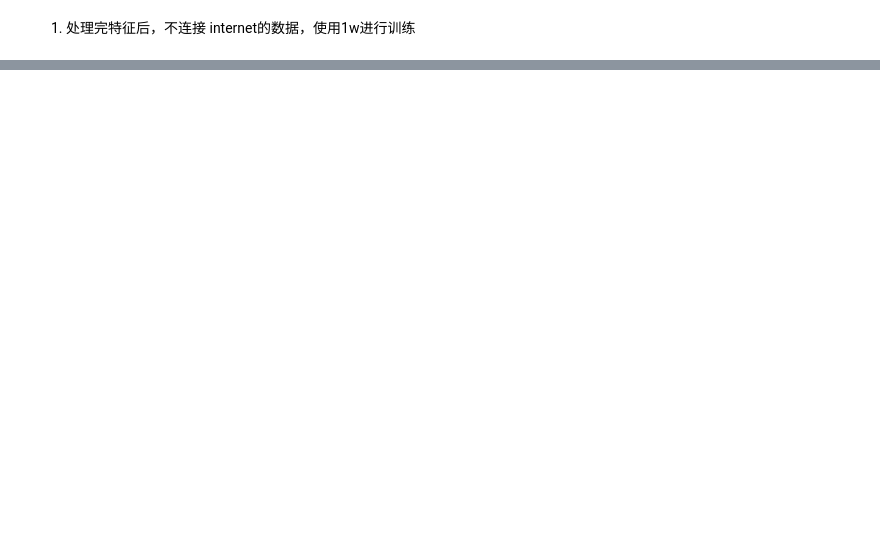
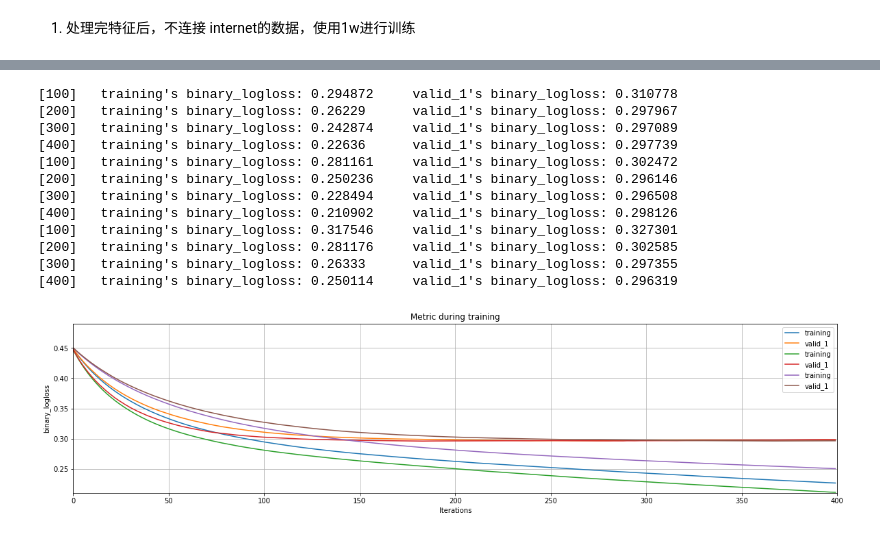
Before and after one commit to iszhangli/DataMining, a Jupyter notebook: 8_个人违约贷款/2_preprocessing.ipynb, the cells around one changed output, grey strips where cells are left out. Saved outputs shown, nothing was run; the diff lists cells and outputs as text; code cells hidden in the pictures; blank space fills up the shorter version.

```diff
--- a/8_个人违约贷款/2_preprocessing.ipynb
+++ b/8_个人违约贷款/2_preprocessing.ipynb
@@ -270 +370,76 @@ pd.read_csv('submission.csv')
 5000 rows × 2 columns
+# %%
+# Adjust the param of lightgbm   use eval_result = {}
+def adjust_lgb_parameters(x_train=None, y_train=None, x_test=None, y_test=None, xlim=None):
+    # auc / binary_logloss(binary) / binary_error
+    train_data_l = lgb.Dataset(x_train, label=y_train)
+    valid_data_l = lgb.Dataset(x_test, label=y_test)
+
+    fig = plt.figure(figsize=(20,10))
+    ax = fig.add_subplot(211)
+    xlim = xlim
+    params = {
+        'objective': 'binary',
+        'boosting_type': 'gbdt',
+        'verbose': -1,
+        'metric': 'binary_logloss',
+        'n_estimators': 400,
+        'max_depth': -1,
+        'learning_rate': 0.015,
+        'num_leaves': 21,
+        'reg_alpha': 0.2,
+        'reg_lambda': 0.5,
+    }
+    evals_result_ori = {}
+    model = lgb.train(params, train_set=train_data_l, verbose_eval=100, valid_sets=[train_data_l, valid_data_l], evals_result=evals_result_ori)
+    lgb.plot_metric(evals_result_ori, metric=params['metric'], ax=ax, xlim=xlim)
+
+    params = {
+        'objective': 'binary',
+        'boosting_type': 'gbdt',
+        'verbose': -1,
+        'metric': 'binary_logloss',
+        'n_estimators': 400,
+        'max_depth': -1,
+        'learning_rate': 0.02,
+        'num_leaves': 21,
+        'reg_alpha': 0.5,
+        'reg_lambda': 0.5,
+        'subsample': 0.5
+    }
+    evals_result_last = {}
+    model = lgb.train(params, train_set=train_data_l, verbose_eval=100, valid_sets=[train_data_l, valid_data_l], evals_result=evals_result_last)
+    lgb.plot_metric(evals_result_last, metric=params['metric'], ax=ax, xlim=xlim)
+
+    params = {
+        'objective': 'binary',
+        'boosting_type': 'gbdt',
+        'verbose': -1,
+        'metric': 'binary_logloss',
+        'n_estimators': 400,
+        'max_depth': 10,
+        'learning_rate': 0.01,
+        'num_leaves': 21,
+        'reg_alpha': 0.5,
+        'reg_lambda': 0.5,
+        'subsample': 0.5
+    }
+    evals_result_this = {}
+    model = lgb.train(params, train_set=train_data_l, verbose_eval=100, valid_sets=[train_data_l, valid_data_l], evals_result=evals_result_this)
+    lgb.plot_metric(evals_result_this, metric=params['metric'], ax=ax, xlim=xlim)
+# train_x, val_x, train_y, val_y = train_test_split(X_train, y_train, test_size=0.20, random_state=42)
+adjust_lgb_parameters(train_x, train_y, val_x, val_y)
+# %% [output]
+[100]   training's binary_logloss: 0.294872     valid_1's binary_logloss: 0.310778
+[200]   training's binary_logloss: 0.26229      valid_1's binary_logloss: 0.297967
+[300]   training's binary_logloss: 0.242874     valid_1's binary_logloss: 0.297089
+[400]   training's binary_logloss: 0.22636      valid_1's binary_logloss: 0.297739
+[100]   training's binary_logloss: 0.281161     valid_1's binary_logloss: 0.302472
+[200]   training's binary_logloss: 0.250236     valid_1's binary_logloss: 0.296146
+[300]   training's binary_logloss: 0.228494     valid_1's binary_logloss: 0.296508
+[400]   training's binary_logloss: 0.210902     valid_1's binary_logloss: 0.298126
+[100]   training's binary_logloss: 0.317546     valid_1's binary_logloss: 0.327301
+[200]   training's binary_logloss: 0.281176     valid_1's binary_logloss: 0.302585
+[300]   training's binary_logloss: 0.26333      valid_1's binary_logloss: 0.297355
+[400]   training's binary_logloss: 0.250114     valid_1's binary_logloss: 0.296319
+[figure, added]
```
Also changed, not shown: parts of 11 cells of this notebook, 4 other files.
